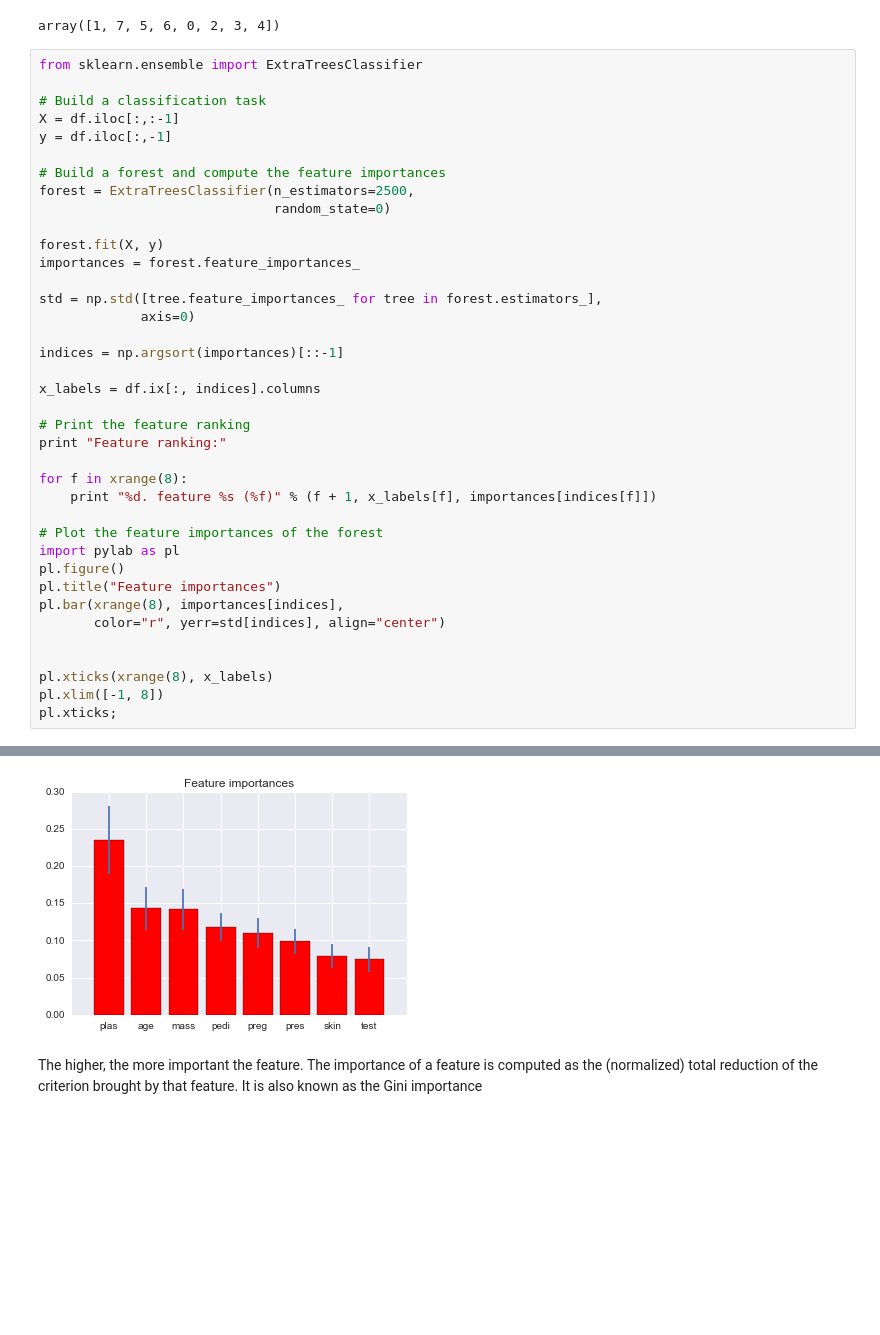
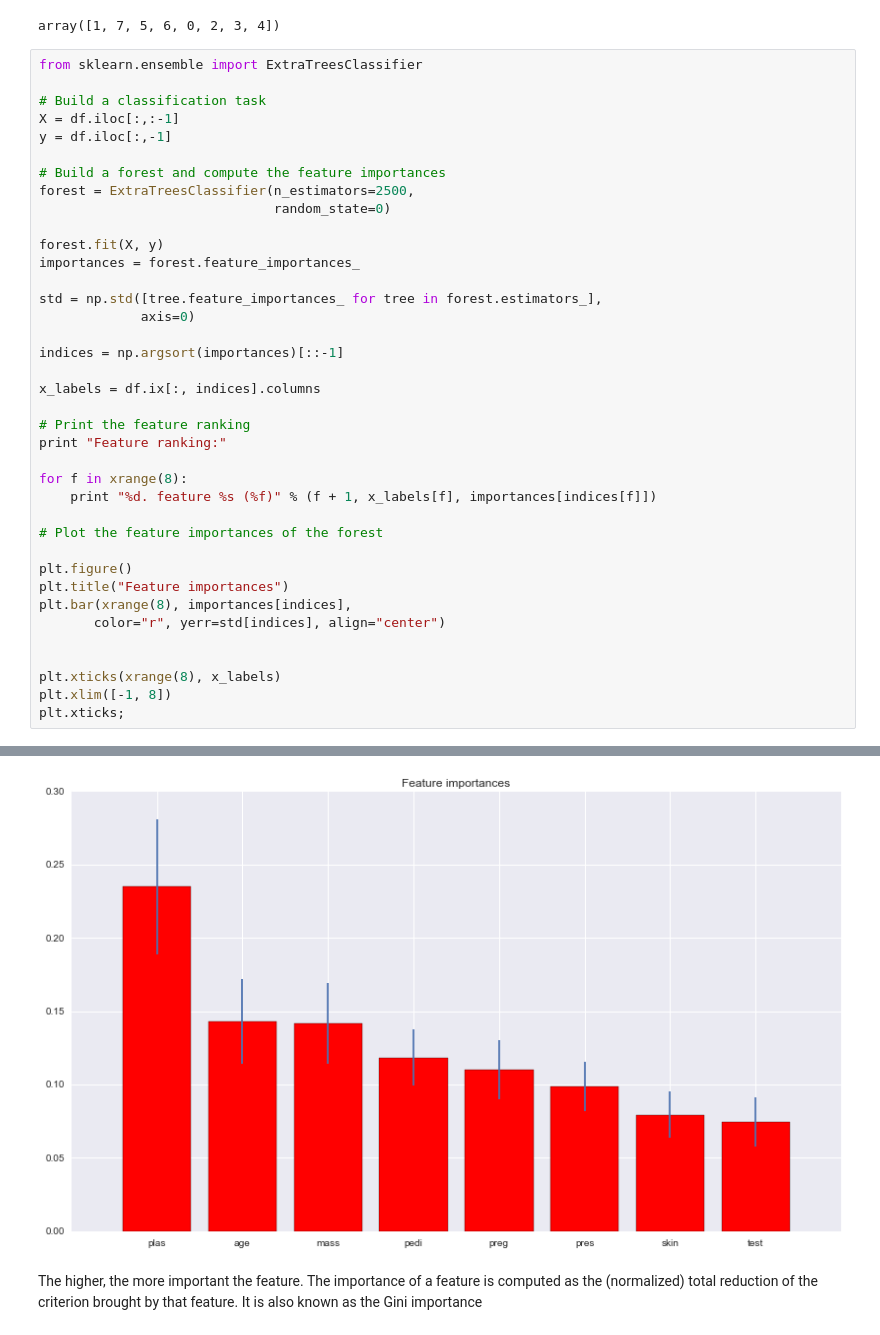
Before and after one commit to lorachow/DS_HK_9, a Jupyter notebook: notebooks/14 - Feature Engineering.ipynb, the cells around one changed output, grey strips where cells are left out. Saved outputs shown, nothing was run; the diff lists cells and outputs as text; blank space fills up the shorter version.

```diff
--- a/notebooks/14 - Feature Engineering.ipynb
+++ b/notebooks/14 - Feature Engineering.ipynb
@@ -170,41 +174,41 @@ forest = ExtraTreesClassifier(n_estimators=2500,
 forest.fit(X, y)
 importances = forest.feature_importances_
 
 std = np.std([tree.feature_importances_ for tree in forest.estimators_],
              axis=0)
 
 indices = np.argsort(importances)[::-1]
 
 x_labels = df.ix[:, indices].columns
 
 # Print the feature ranking
 print "Feature ranking:"
 
 for f in xrange(8):
     print "%d. feature %s (%f)" % (f + 1, x_labels[f], importances[indices[f]])
 
 # Plot the feature importances of the forest
-import pylab as pl
-pl.figure()
-pl.title("Feature importances")
-pl.bar(xrange(8), importances[indices],
+
+plt.figure()
+plt.title("Feature importances")
+plt.bar(xrange(8), importances[indices],
        color="r", yerr=std[indices], align="center")
 
 
-pl.xticks(xrange(8), x_labels)
-pl.xlim([-1, 8])
-pl.xticks;
+plt.xticks(xrange(8), x_labels)
+plt.xlim([-1, 8])
+plt.xticks;
 # %% [output]
 Feature ranking:
 1. feature plas (0.234831)
 2. feature age (0.142939)
 3. feature mass (0.141744)
 4. feature pedi (0.118192)
 5. feature preg (0.110135)
 6. feature pres (0.098548)
 7. feature skin (0.079218)
 8. feature test (0.074393)
-[figure, old version]
+[figure, new version]
 # %% [markdown]
 The higher, the more important the feature. The importance of a feature is computed as the (normalized) total reduction of the criterion brought by that feature. It is also known as the Gini importance
 # %% [markdown]
```
Also changed, not shown: parts of 10 cells of this notebook, 1 other file.
